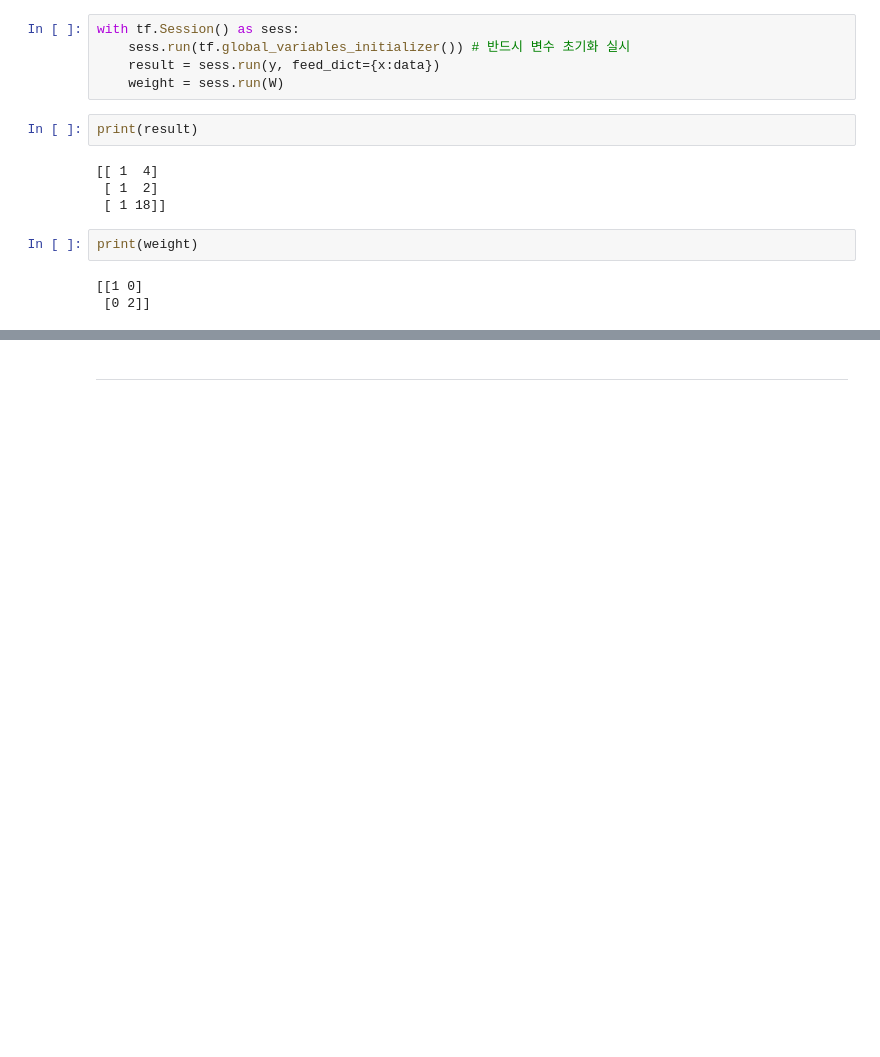
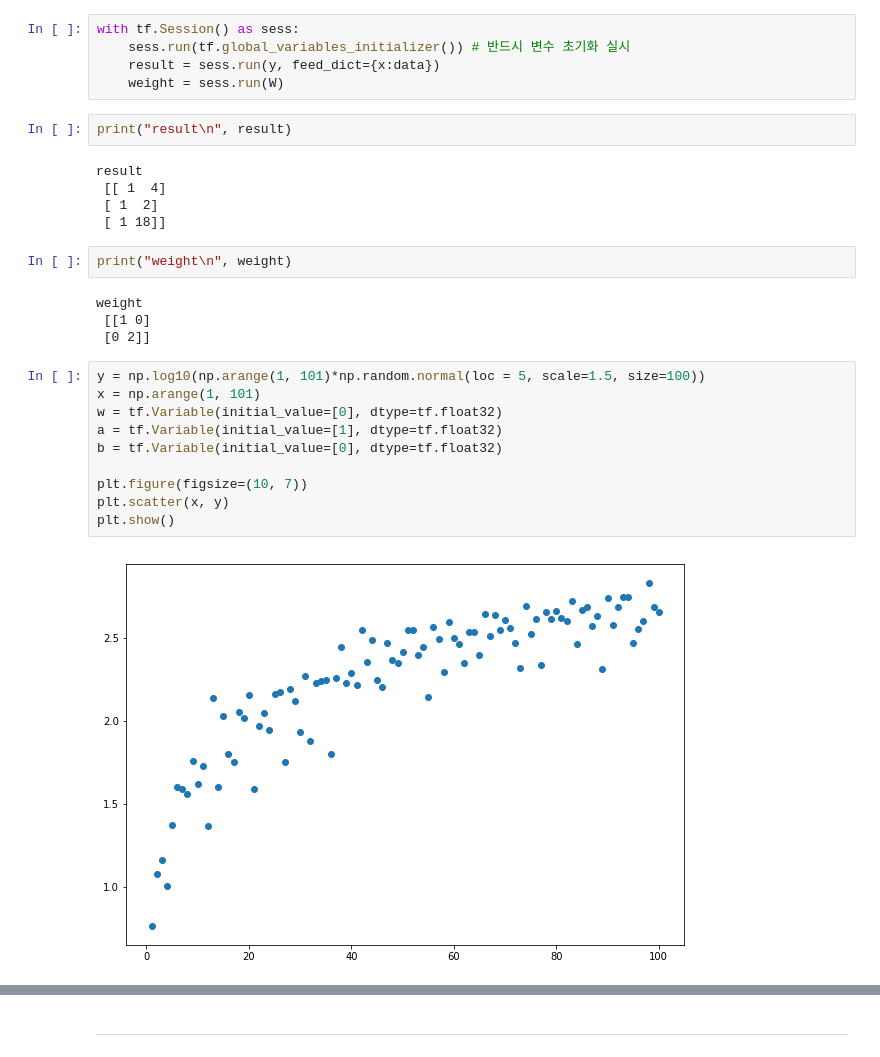
Before and after one commit to JeehunPark/Reinforcement-Learning, a Jupyter notebook: Basic of Tensorflow.ipynb, the cells around one changed output, grey strips where cells are left out. Saved outputs shown, nothing was run; the diff lists cells and outputs as text; blank space fills up the shorter version.

```diff
--- a/Basic of Tensorflow.ipynb
+++ b/Basic of Tensorflow.ipynb
@@ -123,13 +124,27 @@ with tf.Session() as sess:
     result = sess.run(y, feed_dict={x:data})
     weight = sess.run(W)
 # %%
-print(result)
+print("result\n", result)
 # %% [output]
-[[ 1  4]
+result
+ [[ 1  4]
  [ 1  2]
  [ 1 18]]
 # %%
-print(weight)
+print("weight\n", weight)
 # %% [output]
-[[1 0]
+weight
+ [[1 0]
  [0 2]]
+# %%
+y = np.log10(np.arange(1, 101)*np.random.normal(loc = 5, scale=1.5, size=100))
+x = np.arange(1, 101)
+w = tf.Variable(initial_value=[0], dtype=tf.float32)
+a = tf.Variable(initial_value=[1], dtype=tf.float32)
+b = tf.Variable(initial_value=[0], dtype=tf.float32)
+
+plt.figure(figsize=(10, 7))
+plt.scatter(x, y)
+plt.show()
+# %% [output]
+[figure, added]
```
Also changed, not shown: parts of 3 cells of this notebook.
